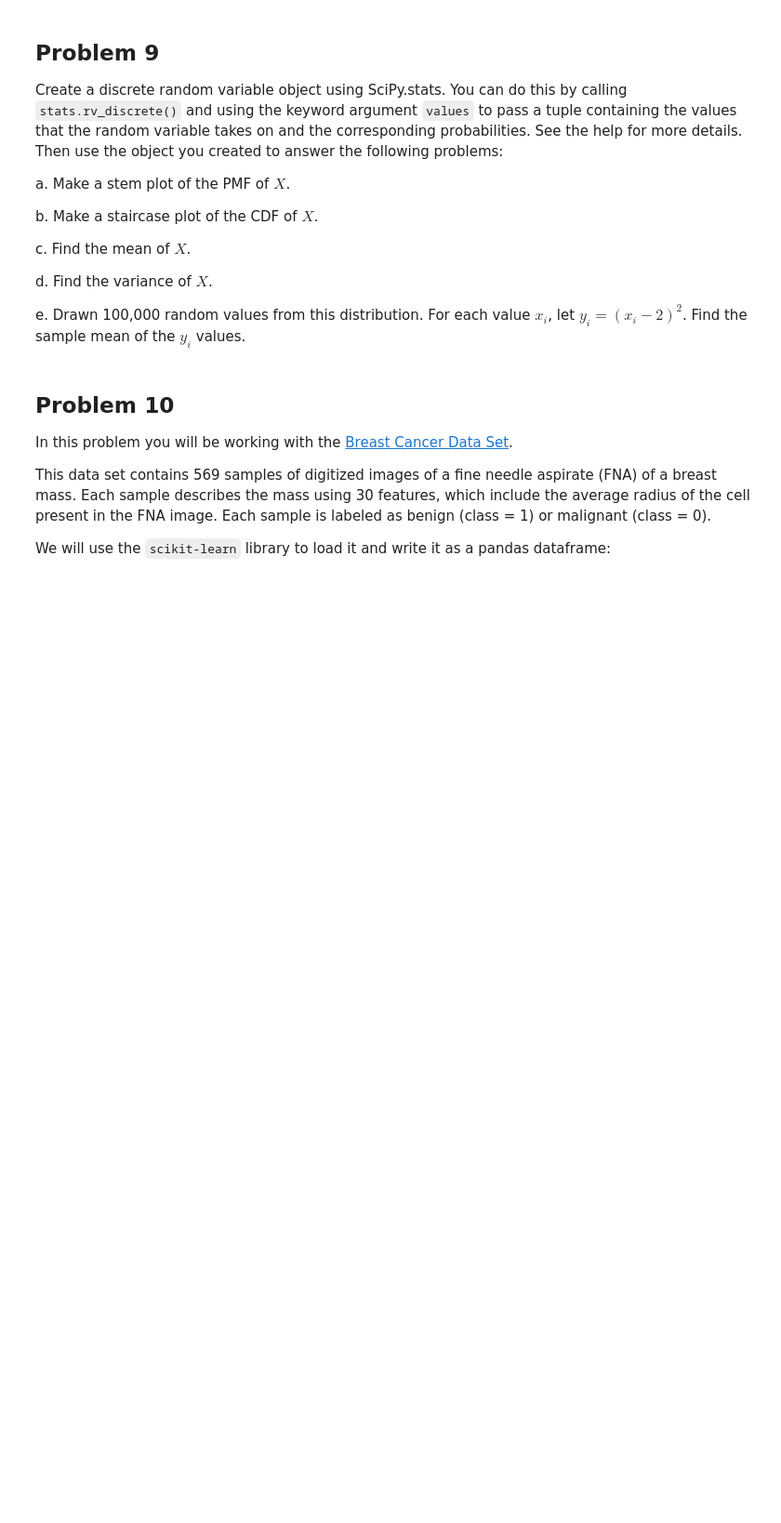
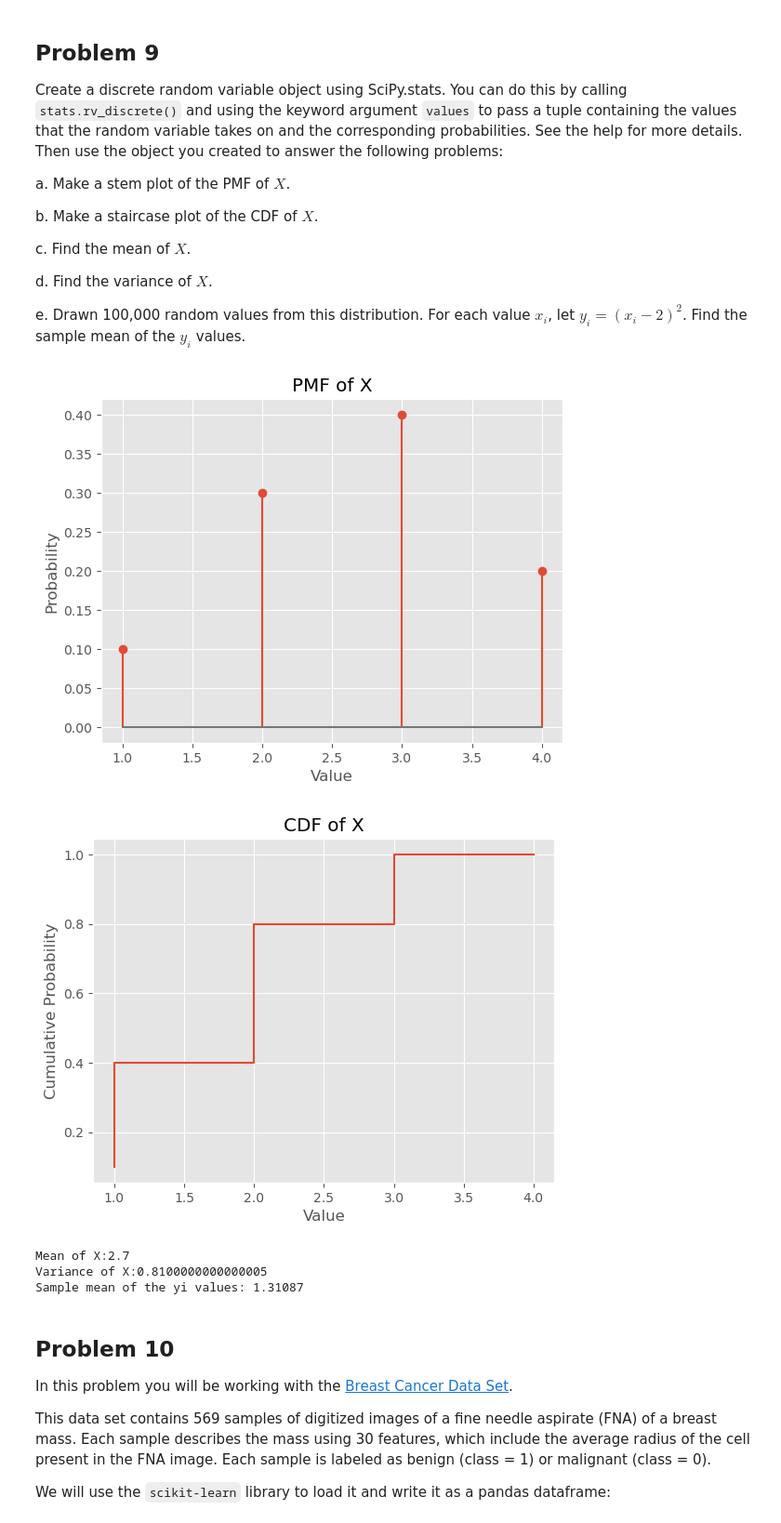
Before and after one commit to colerottenberg/Homework4, a Jupyter notebook: Homework 4 Part 2.ipynb, the cells around one changed output. Shown: that part at 93% size. Drawn from its saved outputs; the diff is of its cells as text; code cells hidden in the pictures; blank space fills up the shorter version.

```diff
--- a/Homework 4 Part 2.ipynb
+++ b/Homework 4 Part 2.ipynb
@@ -39,6 +77,48 @@ c. Find the mean of $X$.
 d. Find the variance of $X$.
 
 e. Drawn 100,000 random values from this distribution. For each value $x_i$, let $y_i=(x_i-2)^2$. Find the sample mean of the $y_i$ values.
+# %%
+
+x = np.array([1, 2, 3, 4])
+p = np.array([0.1, 0.3, 0.4, 0.2])
+
+# Create the discrete random variable
+X = stats.rv_discrete(name='X', values=(x, p))
+
+# a. Make a stem plot of the PMF of X
+plt.stem(x, X.pmf(x))
+plt.title('PMF of X')
+plt.xlabel('Value')
+plt.ylabel('Probability')
+plt.show()
+
+# b. Make a staircase plot of the CDF of X
+plt.step(x, X.cdf(x))
+plt.title('CDF of X')
+plt.xlabel('Value')
+plt.ylabel('Cumulative Probability')
+plt.show()
+
+# c. Find the mean of X
+mean_X = X.mean()
+print(f"Mean of X:{mean_X}")
+
+# d. Find the variance of X
+variance_X = X.var()
+print(f"Variance of X:{variance_X}")
+
+# e. Draw 100,000 random values from this distribution. For each value xi, let yi=(xi-2)^2.
+# Find the sample mean of the yi values.
+random_values = X.rvs(size=100000)
+y_values = (random_values - 2)**2
+sample_mean_y = y_values.mean()
+print("Sample mean of the y values:", sample_mean_y)
+# %% [output]
+[figure, added]
+[figure, added]
+Mean of X:2.7
+Variance of X:0.8100000000000005
+Sample mean of the yi values: 1.31087
 # %% [markdown]
 ## Problem 10
 
```
Also changed, not shown: parts of 2 cells of this notebook, 2 other files.
